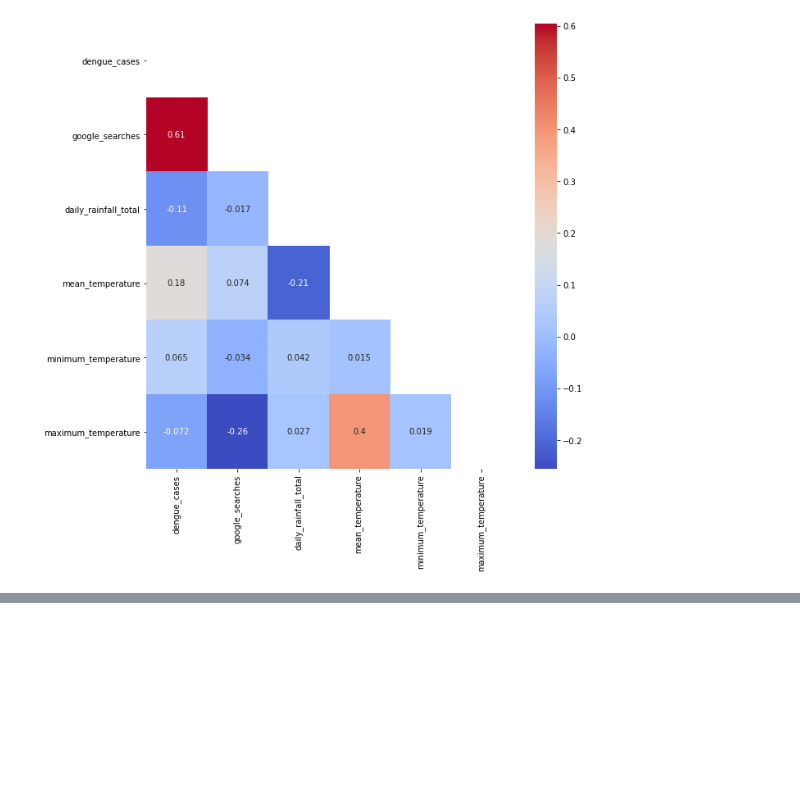
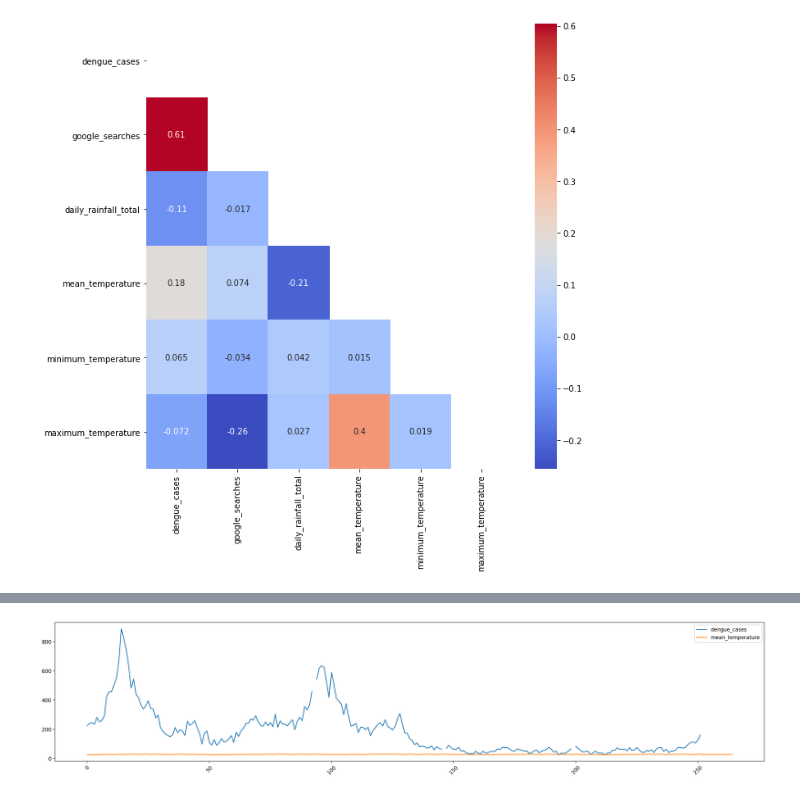
Before and after one commit to garyfoohw/GA_DSIF_Dengue, a Jupyter notebook: src/02_EDA_Anni.ipynb, the cells around one changed output, grey strips where cells are left out. Cells and saved outputs as stored; diff of their text form; code cells hidden in the pictures; blank space fills up the shorter version.

```diff
--- a/src/02_EDA_Anni.ipynb
+++ b/src/02_EDA_Anni.ipynb
@@ -958,0 +1208,3 @@ sns.heatmap(
+# %%
+#Drop first 12 rows
+weekly_dengue_sub_13weeks = weekly_dengue_sub.iloc[12: , :]
@@ -958,0 +1229,2 @@ sns.heatmap(
+# %%
+mss_2['row_num'] = np.arange(len(mss_2))
@@ -958,0 +1240,2 @@ sns.heatmap(
+# %%
+weekly_dengue_sub_13weeks['row_num'] = np.arange(len(weekly_dengue_sub_13weeks))
@@ -958,0 +1257,2 @@ sns.heatmap(
+# %%
+merged = mss_2.merge(weekly_dengue_sub_13weeks, how='left', on=["row_num", "row_num"])
@@ -958,0 +1268,7 @@ sns.heatmap(
+# %%
+plt.figure(figsize=(25, 5), dpi=200)
+plt.plot(merged.row_num, merged.dengue_cases, merged.mean_temperature)
+plt.legend(['dengue_cases', 'mean_temperature'])
+plt.xticks(rotation=45);
+# %% [output]
+[figure, added]
```
Also changed, not shown: parts of 42 cells of this notebook.
